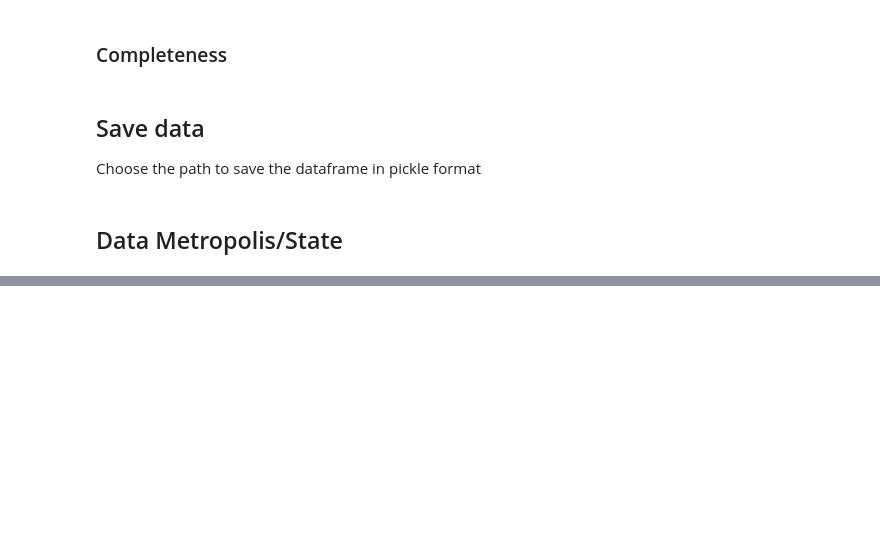
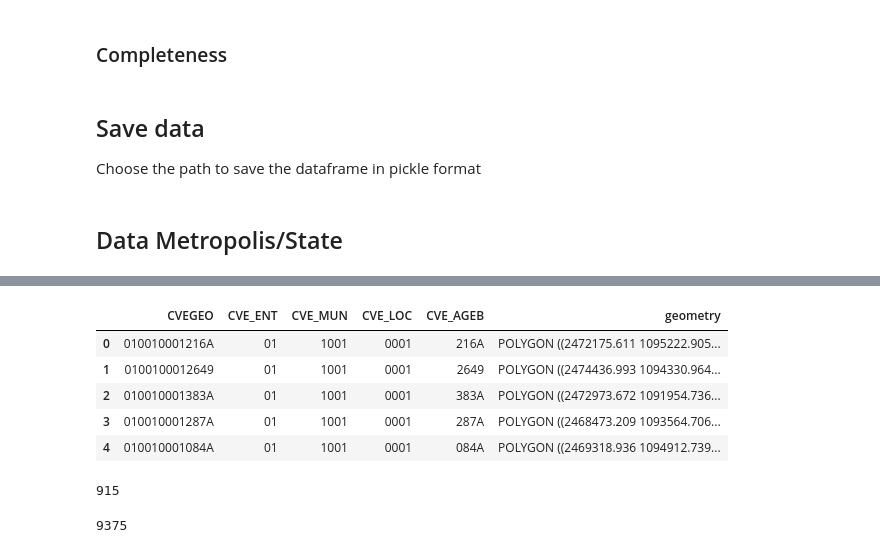
Before and after one commit to Sergio-Huezo/ResEleCon-MX, a Jupyter notebook: ENIGH data.ipynb, the cells around one changed output, grey strips where cells are left out. Cells and saved outputs as stored; diff of their text form; code cells hidden in the pictures; blank space fills up the shorter version.

```diff
--- a/ENIGH data.ipynb
+++ b/ENIGH data.ipynb
@@ -214,0 +266,30 @@ stateMetro
+# %%
+dataRoot = r'D:\Tesis\Datos' #path of data folder
+year = '2016'
+con_2016 = extractENIGH(dataRoot, year, urban=False)
+con_2016['CVEGEO'] = con_2016.ubica_geo.map("{:09}".format) + con_2016.ageb.str.replace('-','')
+# %%
+con_2016.loc[(con_2016.tam_loc==4) & (con_2016.folioviv.astype(str).str[2]!='6') & (con_2016.CVE_ZM.notnull()), 'type'] = '04'
+con_2016.loc[(con_2016.tam_loc!=4) & (con_2016.folioviv.astype(str).str[2]=='6') & (con_2016.CVE_ZM.notnull()), 'type'] = '60'
+con_2016.loc[(con_2016.tam_loc==4) & (con_2016.folioviv.astype(str).str[2]=='6') & (con_2016.CVE_ZM.notnull()), 'type'] = '64'
+
+rural = con_2016[con_2016.type.notnull()]
+# %%
+ageb_shp = gpd.read_file(r'D:\Tesis\Datos\shapefiles\AGEB\ageb.shp')
+ageb_rural = ageb_shp.merge(rural[['CVEGEO', 'type']], on='CVEGEO', how='inner')
+ageb_rural.to_file(r'D:\Tesis\Datos\shapefiles\AGEB\ageb_rural.shp')
+# %% [output]
+|  | CVEGEO | CVE_ENT | CVE_MUN | CVE_LOC | CVE_AGEB | geometry |
+| 0 | 010010001216A | 01 | 1001 | 0001 | 216A | POLYGON ((2472175.611 1095222.905... |
+| 1 | 0100100012649 | 01 | 1001 | 0001 | 2649 | POLYGON ((2474436.993 1094330.964... |
+| 2 | 010010001383A | 01 | 1001 | 0001 | 383A | POLYGON ((2472973.672 1091954.736... |
+| 3 | 010010001287A | 01 | 1001 | 0001 | 287A | POLYGON ((2468473.209 1093564.706... |
+| 4 | 010010001084A | 01 | 1001 | 0001 | 084A | POLYGON ((2469318.936 1094912.739... |
+# %%
+len(ageb_rural)
+# %% [output]
+915
+# %%
+len(rural)
+# %% [output]
+9375
```
Also changed, not shown: parts of 10 cells of this notebook, 4 other files.
